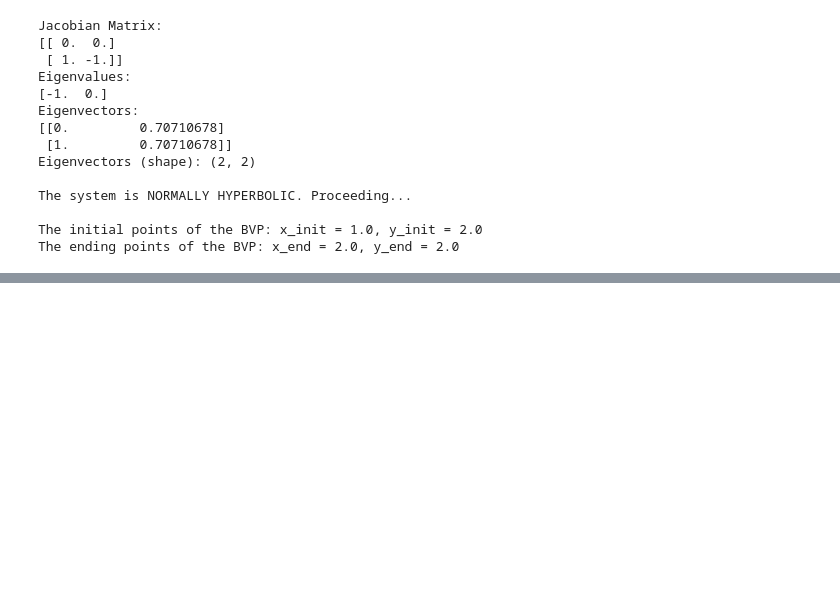
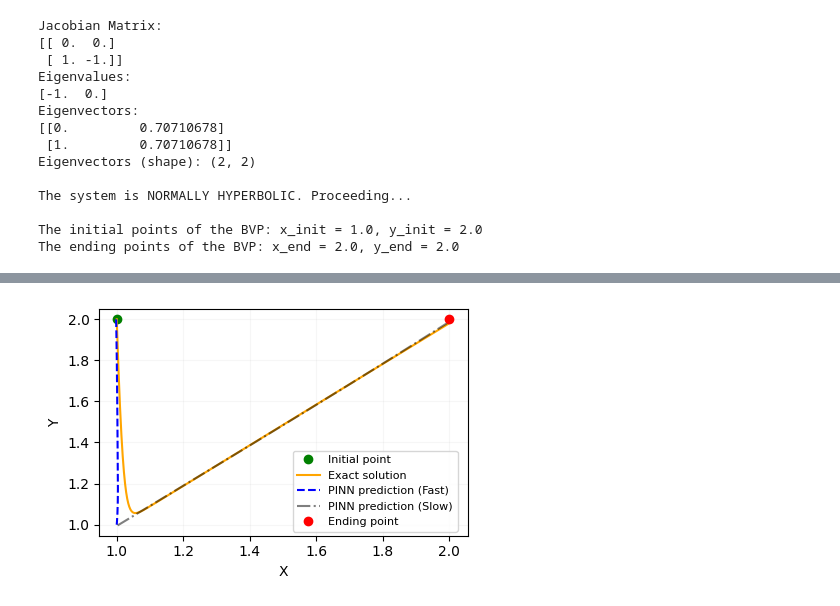
Before and after one commit to Hamid-Mofidi/PINNs_on_Multiple_timescale_dynamics, a Jupyter notebook: Reaction-Diffusion/PINN-rea-diffusion-eps0.01-error2.ipynb, the cells around one changed output, grey strips where cells are left out. Cells and saved outputs as stored; diff of their text form; code cells hidden in the pictures; blank space fills up the shorter version.

Commit message:
Kaggle Notebook | 1D-Reaction-DiffusionPINN | Version 8

```diff
--- a/Reaction-Diffusion/PINN-rea-diffusion-eps0.01-error2.ipynb
+++ b/Reaction-Diffusion/PINN-rea-diffusion-eps0.01-error2.ipynb
@@ -460,0 +400,89 @@ plt.show()
+# %%
+
+print(split_index)
+
+x_exact_fast = x_exact[:-10][:split_index]
+y_exact_fast = y_exact[:-10][:split_index]
+x_exact_slow = x_exact[:-10][split_index:]
+y_exact_slow = y_exact[:-10][split_index:]
+
+positions_fast = np.linspace(0, 1, len(x_exact_fast))
+
+positions_slow = np.linspace(0, 1, len(x_exact_slow))
+
+######################################################
+
+closest_xfast_indices = []
+for x_f_exact_point in x_exact_fast:
+    closest_xf_index = np.argmin(np.abs(x_pred_fast - x_f_exact_point))
+    closest_xfast_indices.append(closest_xf_index)
+
+xf_pred_closest = x_pred_fast[closest_xfast_indices]
+error_fast_x = (x_exact_fast - xf_pred_closest) ** 2
+
+##############
+
+closest_yfast_indices = []
+for y_f_exact_point in y_exact_fast:
+    closest_yf_index = np.argmin(np.abs(y_pred_fast - y_f_exact_point))
+    closest_yfast_indices.append(closest_yf_index)
+
+yf_pred_closest = y_pred_fast[closest_yfast_indices]
+error_fast_y = (y_exact_fast - yf_pred_closest) ** 2
+
+######################################################
+
+closest_xslow_indices = []
+for x_s_exact_point in x_exact_slow:
+    closest_xs_index = np.argmin(np.abs(x_pred_slow - x_s_exact_point))
+    closest_xslow_indices.append(closest_xs_index)
+
+xs_pred_closest = x_pred_slow[closest_xslow_indices]
+error_slow_x = (x_exact_slow - xs_pred_closest) ** 2
+
+##############
+
+closest_yslow_indices = []
+for y_s_exact_point in y_exact_slow:
+    closest_ys_index = np.argmin(np.abs(y_pred_slow - y_s_exact_point))
+    closest_yslow_indices.append(closest_ys_index)
+
+ys_pred_closest = y_pred_slow[closest_yslow_indices]
+error_slow_y = (y_exact_slow - ys_pred_closest) ** 2
+
+
+
+
+
+max_error_fast_x = np.max(error_fast_x)
+max_error_fast_y = np.max(error_fast_y)
+max_error_slow_x = np.max(error_slow_x)
+max_error_slow_y = np.max(error_slow_y)
+
+
+# Plotting for visualization
+fig, axs = plt.subplots(1, 1, figsize=(4.5, 3))
+
+# Plot the solutions
+axs.plot(x_init, y_init, 'go', label='Initial point')
+axs.plot(x_exact[:-10], y_exact[:-10], '-', color='orange', label='Exact solution')
+axs.plot(x_pred_fast, y_pred_fast, 'b--', label='PINN prediction (Fast)')
+axs.plot(x_pred_slow, y_pred_slow, 'k-.', label='PINN prediction (Slow)', alpha=0.5)
+axs.plot(x_end, y_end, 'ro', label='Ending point')
+
+axs.set_xlabel('X')
+axs.set_ylabel('Y')
+axs.legend()
+axs.grid(True, alpha=0.1)
+axs.legend(prop={'size': 8}, bbox_to_anchor=(0.51, 0.4))
+
+plt.tight_layout()
+plt.show()
+
+shape_x_exact = x_exact[:-10].shape
+print(shape_x_exact)
+shape_x_pred_fast = x_pred_fast.shape
+print(shape_x_pred_fast)
+shape_x_pred_slow = x_pred_slow.shape
+print(shape_x_pred_slow)
+# %% [output]
@@ -460,0 +490 @@ plt.show()
+[figure, added]
```
Also changed, not shown: parts of 13 cells of this notebook.
